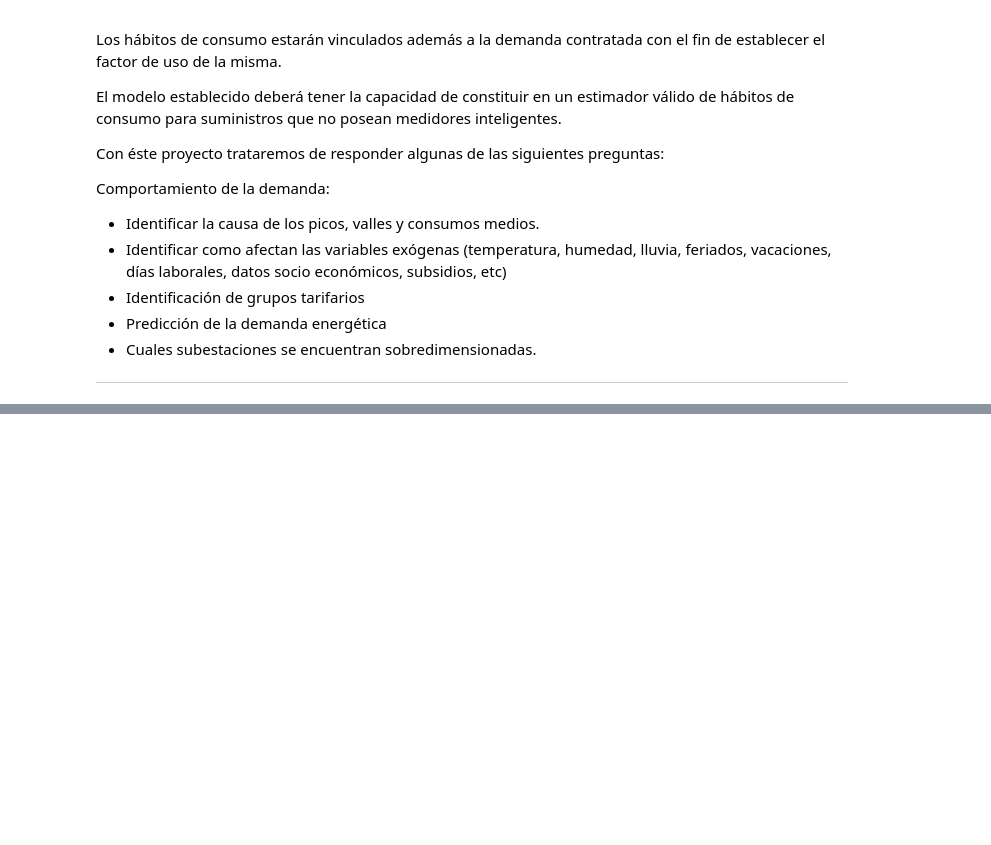
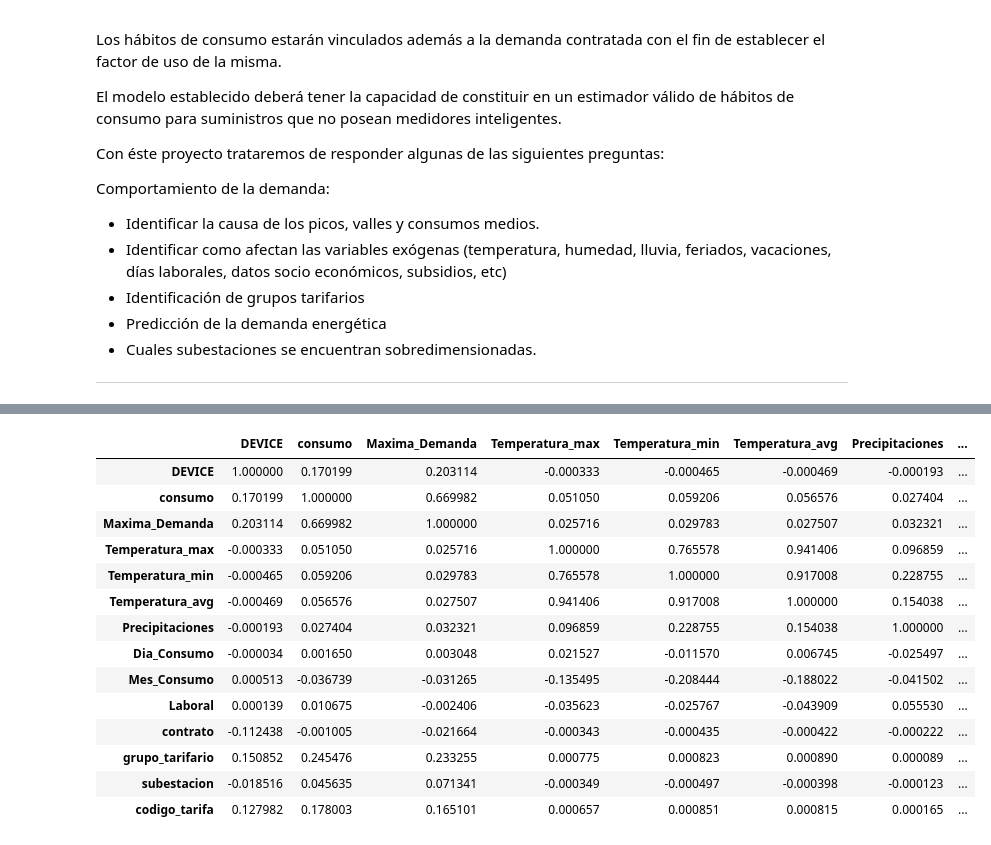
Before and after one commit to pasollipaula/DiplodatosMentoria, a Jupyter notebook: carga_datasets.ipynb, the cells around one changed output, grey strips where cells are left out. Drawn from its saved outputs; the diff is of its cells as text; code cells hidden in the pictures; blank space fills up the shorter version.

Commit message:
Crea df modelo con features de consumos y qgis

```diff
--- a/carga_datasets.ipynb
+++ b/carga_datasets.ipynb
@@ -670,0 +690,9 @@ consumos.loc[consumos['DEVICE']==2][['TV','consumo','Energia_Directa']]
+# %%
+features_interesantes_consumo = ['DEVICE', 'TV', 'consumo', 'Maxima_Demanda','Temperatura_max', 'Temperatura_min',
+                         'Temperatura_avg', 'Precipitaciones', 'Dia_Consumo', 'Mes_Consumo', 'Laboral']
+# %%
+features_interesantes_qgis = ['DEVICE','contrato','grupo_tarifario','subestacion','codigo_tarifa']
+# %%
+modelo = consumos[features_interesantes_consumo]
+# %%
+modelo = modelo.merge(qgis[features_interesantes_qgis], how='left', on='DEVICE')
@@ -670,0 +708,18 @@ consumos.loc[consumos['DEVICE']==2][['TV','consumo','Energia_Directa']]
+# %%
+modelo.corr(numeric_only = True)
+# %% [output]
+|  | DEVICE | consumo | Maxima_Demanda | Temperatura_max | Temperatura_min | Temperatura_avg | Precipitaciones | ... |
+| DEVICE | 1.000000 | 0.170199 | 0.203114 | -0.000333 | -0.000465 | -0.000469 | -0.000193 | ... |
+| consumo | 0.170199 | 1.000000 | 0.669982 | 0.051050 | 0.059206 | 0.056576 | 0.027404 | ... |
+| Maxima_Demanda | 0.203114 | 0.669982 | 1.000000 | 0.025716 | 0.029783 | 0.027507 | 0.032321 | ... |
+| Temperatura_max | -0.000333 | 0.051050 | 0.025716 | 1.000000 | 0.765578 | 0.941406 | 0.096859 | ... |
+| Temperatura_min | -0.000465 | 0.059206 | 0.029783 | 0.765578 | 1.000000 | 0.917008 | 0.228755 | ... |
+| Temperatura_avg | -0.000469 | 0.056576 | 0.027507 | 0.941406 | 0.917008 | 1.000000 | 0.154038 | ... |
+| Precipitaciones | -0.000193 | 0.027404 | 0.032321 | 0.096859 | 0.228755 | 0.154038 | 1.000000 | ... |
+| Dia_Consumo | -0.000034 | 0.001650 | 0.003048 | 0.021527 | -0.011570 | 0.006745 | -0.025497 | ... |
+| Mes_Consumo | 0.000513 | -0.036739 | -0.031265 | -0.135495 | -0.208444 | -0.188022 | -0.041502 | ... |
+| Laboral | 0.000139 | 0.010675 | -0.002406 | -0.035623 | -0.025767 | -0.043909 | 0.055530 | ... |
+| contrato | -0.112438 | -0.001005 | -0.021664 | -0.000343 | -0.000435 | -0.000422 | -0.000222 | ... |
+| grupo_tarifario | 0.150852 | 0.245476 | 0.233255 | 0.000775 | 0.000823 | 0.000890 | 0.000089 | ... |
+| subestacion | -0.018516 | 0.045635 | 0.071341 | -0.000349 | -0.000497 | -0.000398 | -0.000123 | ... |
+| codigo_tarifa | 0.127982 | 0.178003 | 0.165101 | 0.000657 | 0.000851 | 0.000815 | 0.000165 | ... |
```
Also changed, not shown: parts of 10 cells of this notebook.
